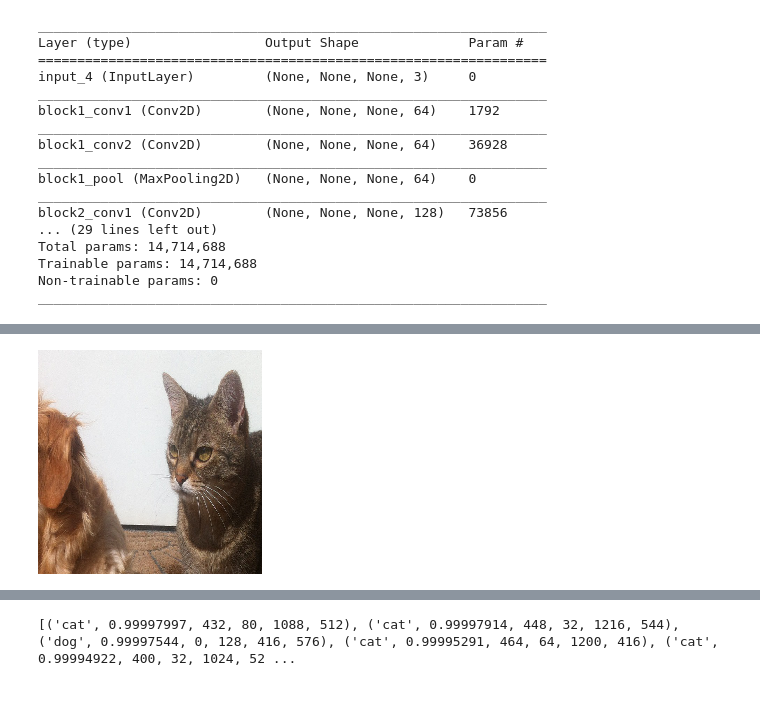
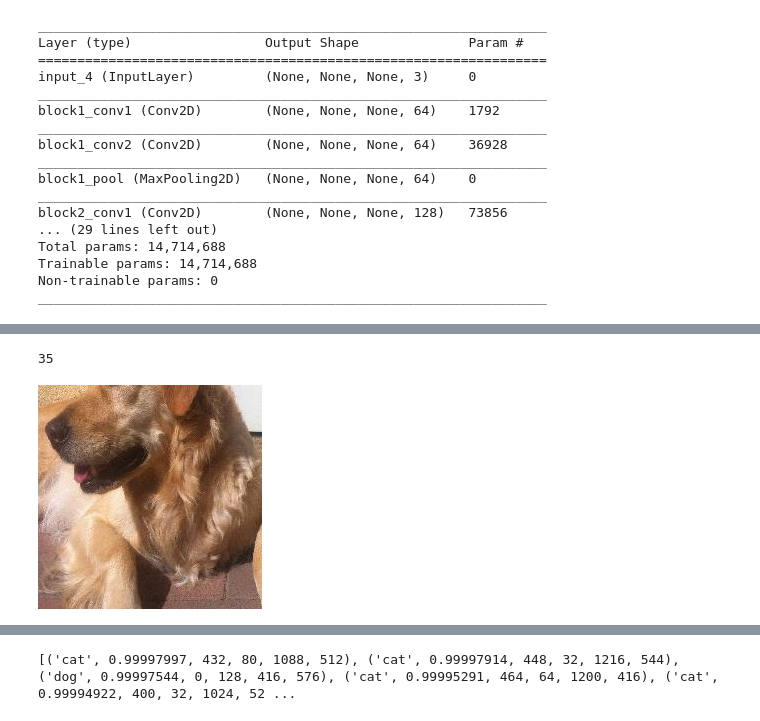
Before and after one commit to DOsinga/deep_learning_cookbook, a Jupyter notebook: 11.1 Detecting Multiple Images.ipynb, the cells around one changed output, grey strips where cells are left out. Drawn from its saved outputs; the diff is of its cells as text; code cells hidden in the pictures.

```diff
--- a/11.1 Detecting Multiple Images.ipynb
+++ b/11.1 Detecting Multiple Images.ipynb
@@ -172,0 +185,3 @@ vgg16.decode_predictions(crop_pred, top=1)
+# %%
+bottom_out = bottom_model.predict(cat_dog2)
+bottom_out.shape
@@ -222,8 +208,7 @@ array([[2.22708785e-08, 1.68690704e-07, 8.51849791e-08, 5.95313168e-07,
 # %%
-crop_pred = model.predict(vec_crops)
+crop_pred = top_model.predict(vec_crops)
 l = defaultdict(list)
 for idx, pred in enumerate(vgg16.decode_predictions(crop_pred, top=1)):
-    print(label)
     _, label, weight = pred[0]
     l[label].append((idx, weight))
 l.keys()
@@ -249,4 +217,5 @@ dict_keys(['Brittany_spaniel', 'Egyptian_cat', 'Eskimo_dog', 'borzoi', 'Labrador
-# %%
-best_image_for_label('Labrador_retriever')
-# %% [output]
-[figure, removed]
+# %%
+showarray(best_image_for_label(l, 'golden_retriever'))
+# %% [output]
+35
+[figure, added]
```
Also changed, not shown: parts of 25 cells of this notebook, 2 other files.
